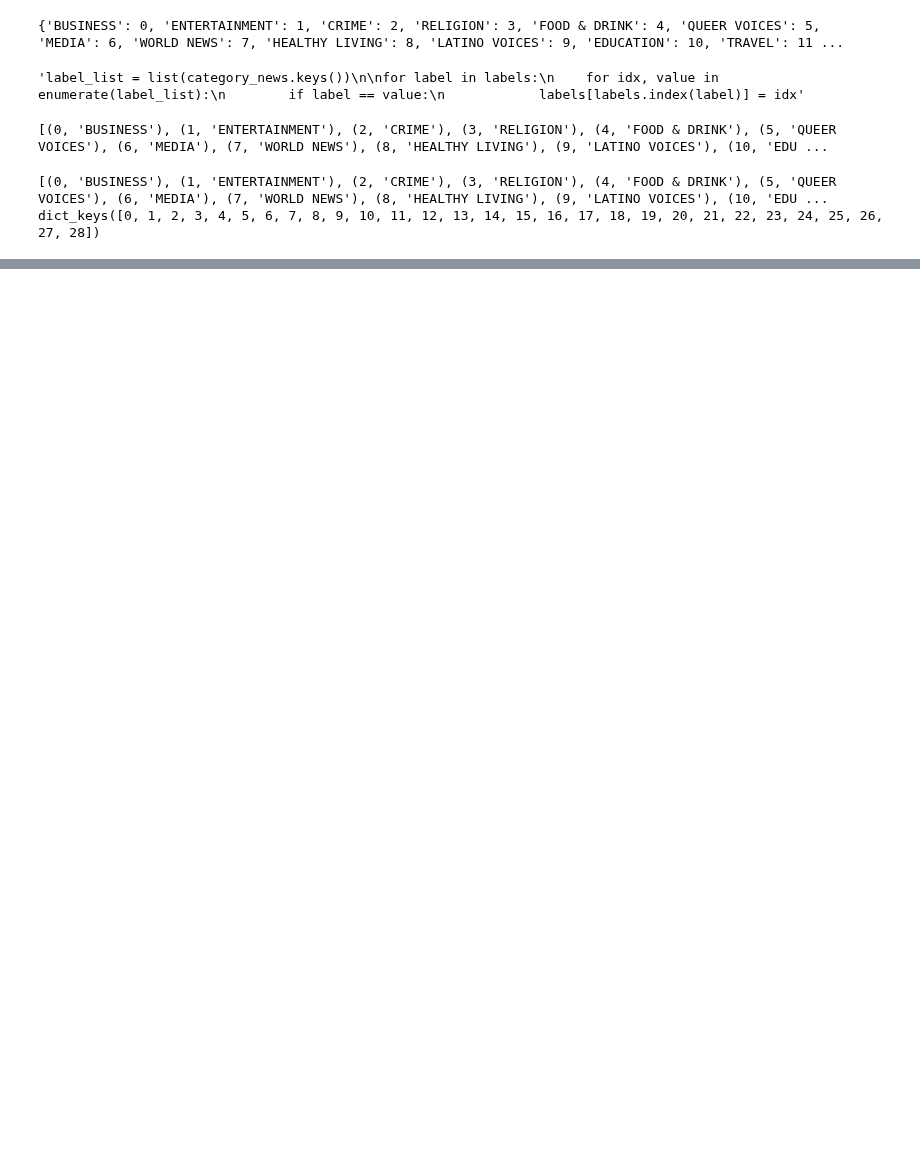
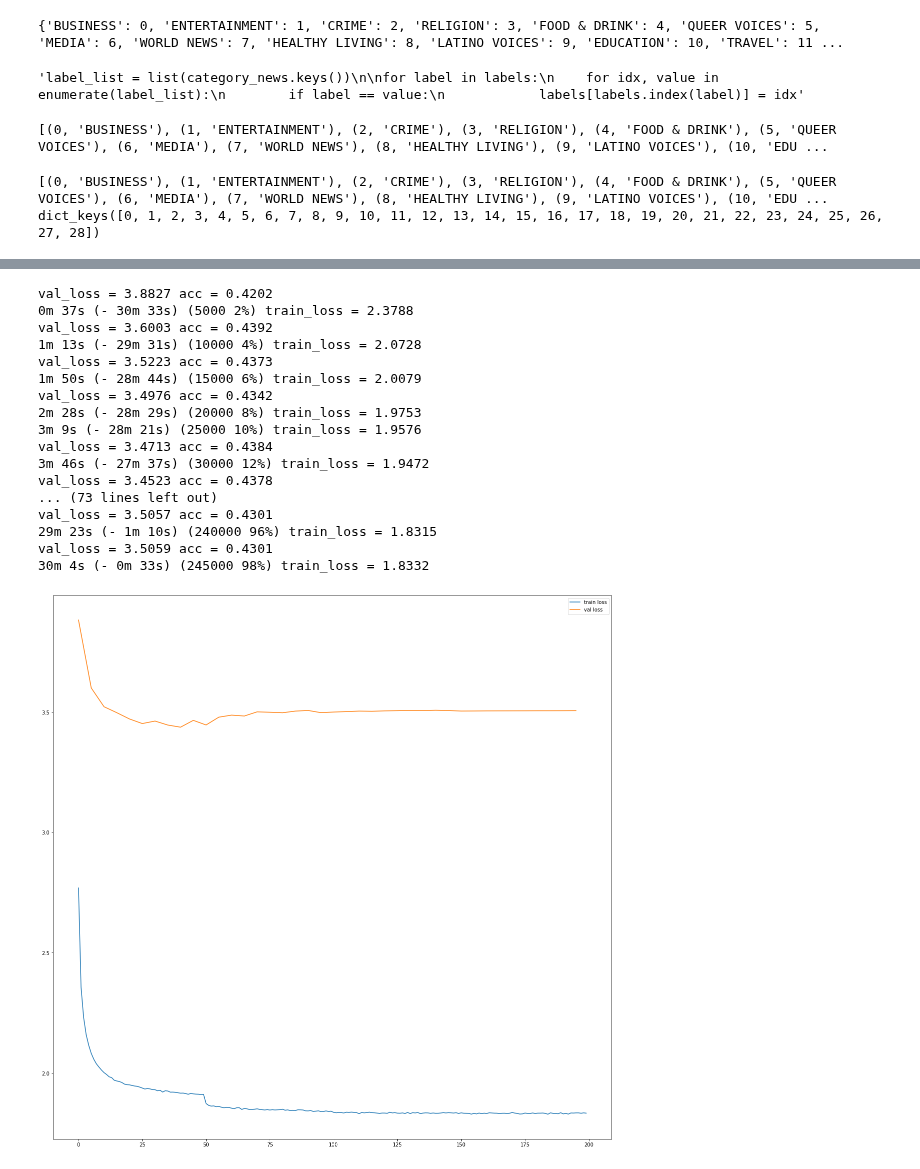
Before and after one commit to Siddhant-Ray/Attentive-neural-networks-for-news-classification, a Jupyter notebook: training-workspace.ipynb, the cells around one changed output, grey strips where cells are left out. Cells and saved outputs as stored; diff of their text form; code cells hidden in the pictures; blank space fills up the shorter version.

```diff
--- a/training-workspace.ipynb
+++ b/training-workspace.ipynb
@@ -228,5 +198,10 @@ Speed : 5014.1 sentences/s (gpu mode, bsize=128)
 nb sentences encoded : 399242
 (399242, 4096)
+# %%
+# Normalalise the input vectors v = (v - mean) / std
+
+embeddings -= embeddings.mean(0)
+embeddings /= embeddings.std(0)
 # %%
 def letterToIndex(letter):
     return all_letters.find(letter)
@@ -514,0 +355,13 @@ print(device)
+# %%
+def _eval(input_tensor, target_tensor, model, model_optimizer, criterion):
+    model.eval()
+
+    with torch.no_grad():
+
+        input_length = input_tensor.shape
+        target_length = target_tensor.shape
+        output = model(input_tensor)
+
+        loss = criterion(output, target_tensor)
+
+    return output, loss.item()
@@ -514,0 +385,9 @@ print(device)
+# %%
+num_of_items_per_class = [16190, 28174, 6225, 4639, 15121, 12507, 5055, 16220, 63001, 2184, 4475, 21371, 29184, 2362, 8805, 22697, 4004, 4455, 7192, 8959, 4197, 62419, 7674, 7391, 7408, 3792, 8854, 7535, 7152]
+
+weights = []
+for i in num_of_items_per_class:
+    weights.append(1/i)
+#print(len(weights))
+
+class_weights = torch.FloatTensor(weights).to(device)
@@ -514,0 +640,34 @@ print(device)
+# %%
+hidden_size = 512
+input_size = embeddings.shape[1]
+output_size = 29
+
+model = NN(input_size, hidden_size, output_size).to(device)
+learning_rate = 1e-4
+#Note : may need more epochs range [100-300]
+epochs = 200
+# %%
+from tqdm.notebook import tqdm
+from torch.utils.tensorboard import SummaryWriter
+writer = SummaryWriter('runs/experiment1')
+
+trainIters(model, epochs, train_dataloader, val_dataloader, print_every=5000, learning_rate = learning_rate)
+# %% [output]
+val_loss = 3.8827 acc = 0.4202
+0m 37s (- 30m 33s) (5000 2%) train_loss = 2.3788
+val_loss = 3.6003 acc = 0.4392
+1m 13s (- 29m 31s) (10000 4%) train_loss = 2.0728
+val_loss = 3.5223 acc = 0.4373
+1m 50s (- 28m 44s) (15000 6%) train_loss = 2.0079
+val_loss = 3.4976 acc = 0.4342
+2m 28s (- 28m 29s) (20000 8%) train_loss = 1.9753
+3m 9s (- 28m 21s) (25000 10%) train_loss = 1.9576
+val_loss = 3.4713 acc = 0.4384
+3m 46s (- 27m 37s) (30000 12%) train_loss = 1.9472
+val_loss = 3.4523 acc = 0.4378
+... (73 lines left out)
+val_loss = 3.5057 acc = 0.4301
+29m 23s (- 1m 10s) (240000 96%) train_loss = 1.8315
+val_loss = 3.5059 acc = 0.4301
+30m 4s (- 0m 33s) (245000 98%) train_loss = 1.8332
+[figure, added]
```
Also changed, not shown: parts of 20 cells of this notebook, 2 other files.
